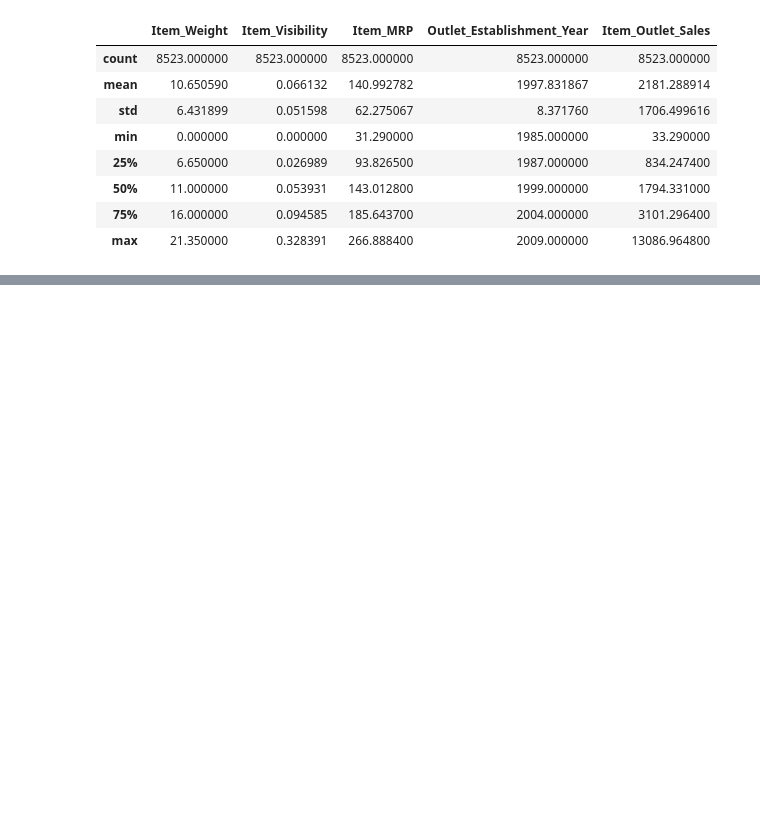
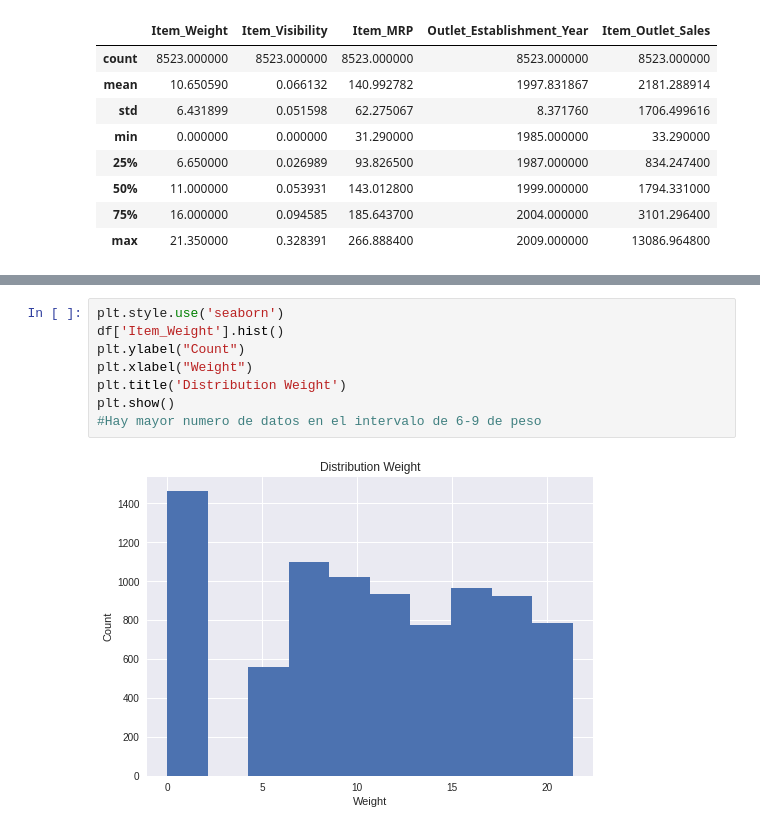
Before and after one commit to Jacobopp27/predicciones-de-ventas, a Jupyter notebook: Proyecto_ventas.ipynb, the cells around one changed output, grey strips where cells are left out. Saved outputs shown, nothing was run; the diff lists cells and outputs as text; blank space fills up the shorter version.

```diff
--- a/Proyecto_ventas.ipynb
+++ b/Proyecto_ventas.ipynb
@@ -125,0 +142,10 @@ df.describe()
+# %%
+plt.style.use('seaborn')
+df['Item_Weight'].hist()
+plt.ylabel("Count")
+plt.xlabel("Weight")
+plt.title('Distribution Weight')
+plt.show()
+#Hay mayor numero de datos en el intervalo de 6-9 de peso
+# %% [output]
+[figure, added]
```
Also changed, not shown: parts of 4 cells of this notebook.
